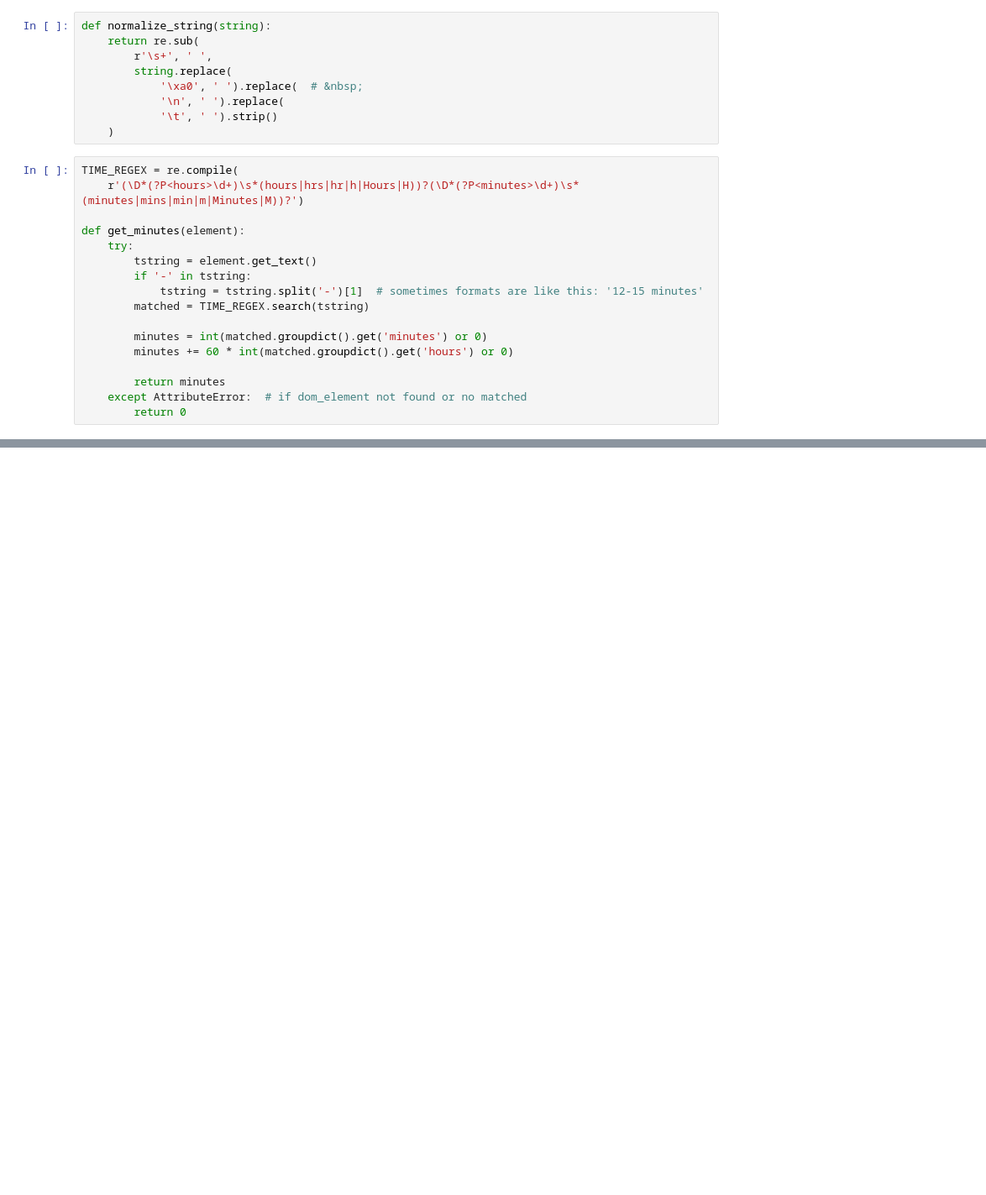
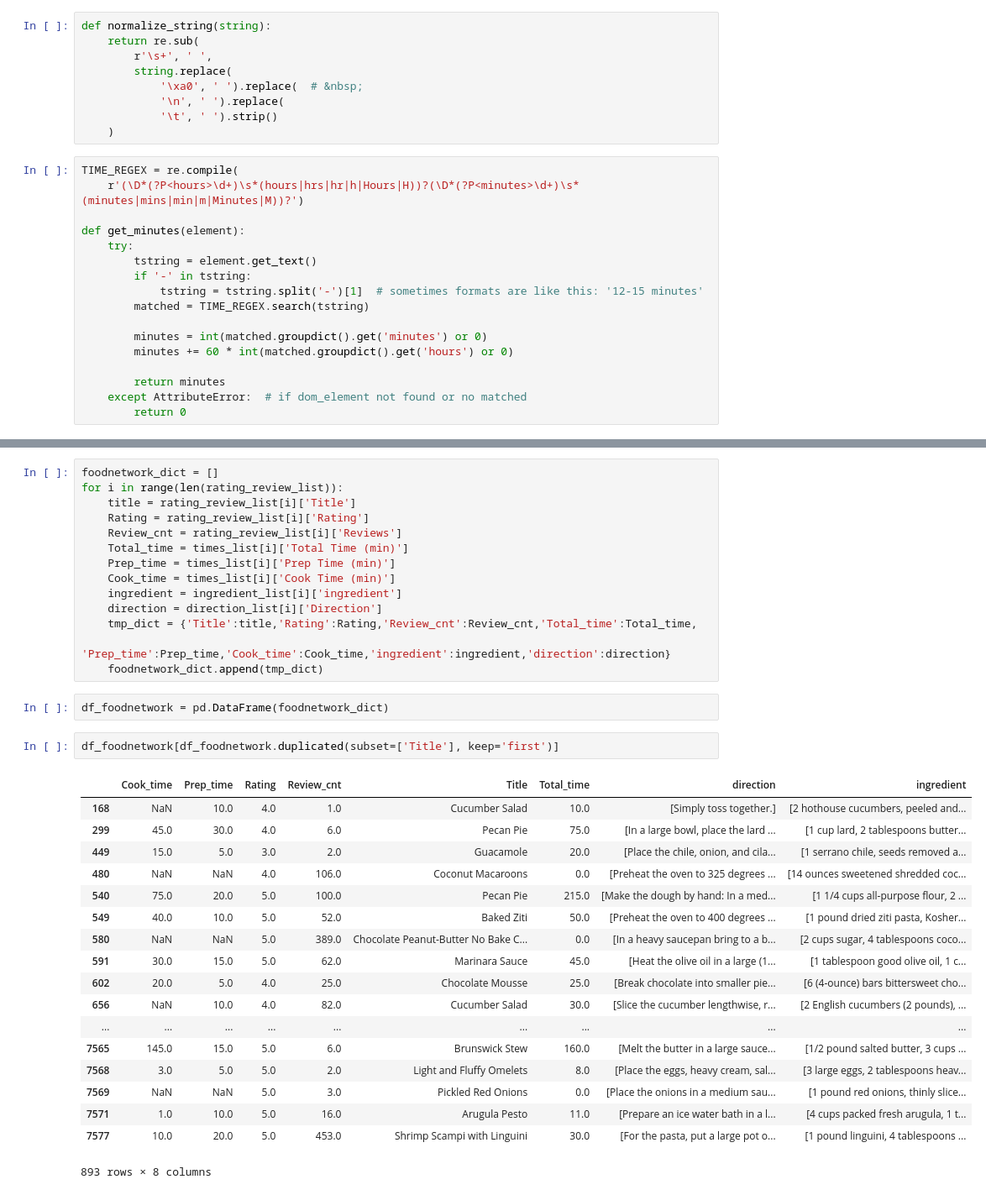
Before and after one commit to yf0726/Project, a Jupyter notebook: foodnetwork.ipynb, the cells around one changed output, grey strips where cells are left out. Shown at 84% size. Drawn from its saved outputs; the diff is of its cells as text; blank space fills up the shorter version.

```diff
--- a/foodnetwork.ipynb
+++ b/foodnetwork.ipynb
@@ -138,0 +303,37 @@ for root, _, files in walk(FOLDER_PATH):   #return three list
+# %%
+foodnetwork_dict = []
+for i in range(len(rating_review_list)):
+    title = rating_review_list[i]['Title']
+    Rating = rating_review_list[i]['Rating']
+    Review_cnt = rating_review_list[i]['Reviews']
+    Total_time = times_list[i]['Total Time (min)']
+    Prep_time = times_list[i]['Prep Time (min)']
+    Cook_time = times_list[i]['Cook Time (min)']
+    ingredient = ingredient_list[i]['ingredient']
+    direction = direction_list[i]['Direction']
+    tmp_dict = {'Title':title,'Rating':Rating,'Review_cnt':Review_cnt,'Total_time':Total_time,
+               'Prep_time':Prep_time,'Cook_time':Cook_time,'ingredient':ingredient,'direction':direction}
+    foodnetwork_dict.append(tmp_dict)
+# %%
+df_foodnetwork = pd.DataFrame(foodnetwork_dict)
+# %%
+df_foodnetwork[df_foodnetwork.duplicated(subset=['Title'], keep='first')]
+# %% [output]
+|  | Cook_time | Prep_time | Rating | Review_cnt | Title | Total_time | direction | ingredient |
+| 168 | NaN | 10.0 | 4.0 | 1.0 | Cucumber Salad | 10.0 | [Simply toss together.] | [2 hothouse cucumbers, peeled and... |
+| 299 | 45.0 | 30.0 | 4.0 | 6.0 | Pecan Pie | 75.0 | [In a large bowl, place the lard ... | [1 cup lard, 2 tablespoons butter... |
+| 449 | 15.0 | 5.0 | 3.0 | 2.0 | Guacamole | 20.0 | [Place the chile, onion, and cila... | [1 serrano chile, seeds removed a... |
+| 480 | NaN | NaN | 4.0 | 106.0 | Coconut Macaroons | 0.0 | [Preheat the oven to 325 degrees ... | [14 ounces sweetened shredded coc... |
+| 540 | 75.0 | 20.0 | 5.0 | 100.0 | Pecan Pie | 215.0 | [Make the dough by hand: In a med... | [1 1/4 cups all-purpose flour, 2 ... |
+| 549 | 40.0 | 10.0 | 5.0 | 52.0 | Baked Ziti | 50.0 | [Preheat the oven to 400 degrees ... | [1 pound dried ziti pasta, Kosher... |
+| 580 | NaN | NaN | 5.0 | 389.0 | Chocolate Peanut-Butter No Bake C... | 0.0 | [In a heavy saucepan bring to a b... | [2 cups sugar, 4 tablespoons coco... |
+| 591 | 30.0 | 15.0 | 5.0 | 62.0 | Marinara Sauce | 45.0 | [Heat the olive oil in a large (1... | [1 tablespoon good olive oil, 1 c... |
+| 602 | 20.0 | 5.0 | 4.0 | 25.0 | Chocolate Mousse | 25.0 | [Break chocolate into smaller pie... | [6 (4-ounce) bars bittersweet cho... |
+| 656 | NaN | 10.0 | 4.0 | 82.0 | Cucumber Salad | 30.0 | [Slice the cucumber lengthwise, r... | [2 English cucumbers (2 pounds), ... |
+| ... | ... | ... | ... | ... | ... | ... | ... | ... |
+| 7565 | 145.0 | 15.0 | 5.0 | 6.0 | Brunswick Stew | 160.0 | [Melt the butter in a large sauce... | [1/2 pound salted butter, 3 cups ... |
+| 7568 | 3.0 | 5.0 | 5.0 | 2.0 | Light and Fluffy Omelets | 8.0 | [Place the eggs, heavy cream, sal... | [3 large eggs, 2 tablespoons heav... |
+| 7569 | NaN | NaN | 5.0 | 3.0 | Pickled Red Onions | 0.0 | [Place the onions in a medium sau... | [1 pound red onions, thinly slice... |
+| 7571 | 1.0 | 10.0 | 5.0 | 16.0 | Arugula Pesto | 11.0 | [Prepare an ice water bath in a l... | [4 cups packed fresh arugula, 1 t... |
+| 7577 | 10.0 | 20.0 | 5.0 | 453.0 | Shrimp Scampi with Linguini | 30.0 | [For the pasta, put a large pot o... | [1 pound linguini, 4 tablespoons ... |
+893 rows × 8 columns
```
Also changed, not shown: parts of 30 cells of this notebook, 9 other files.
